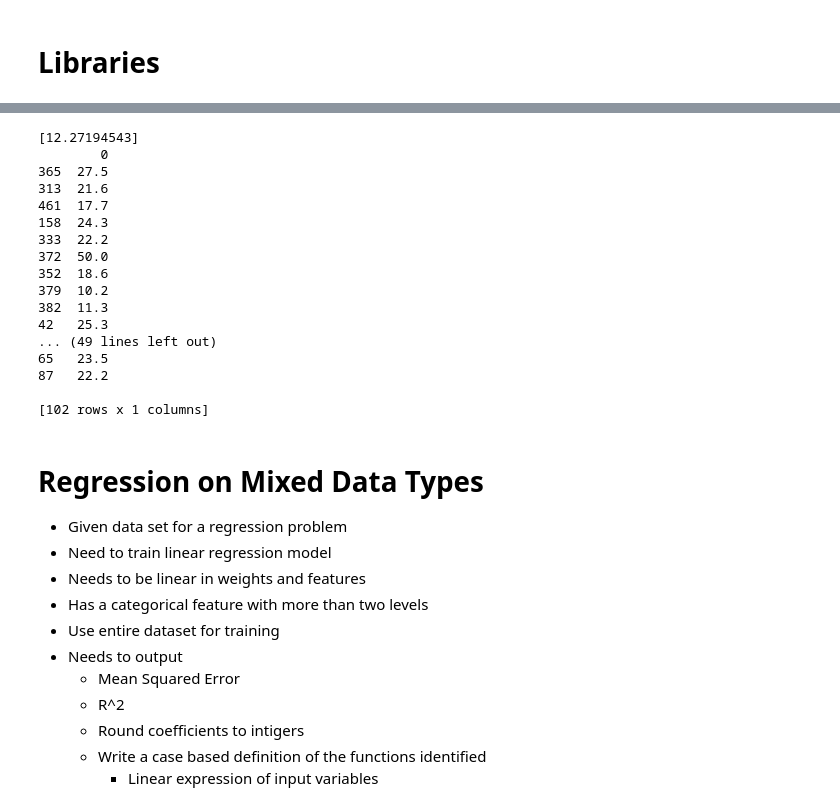
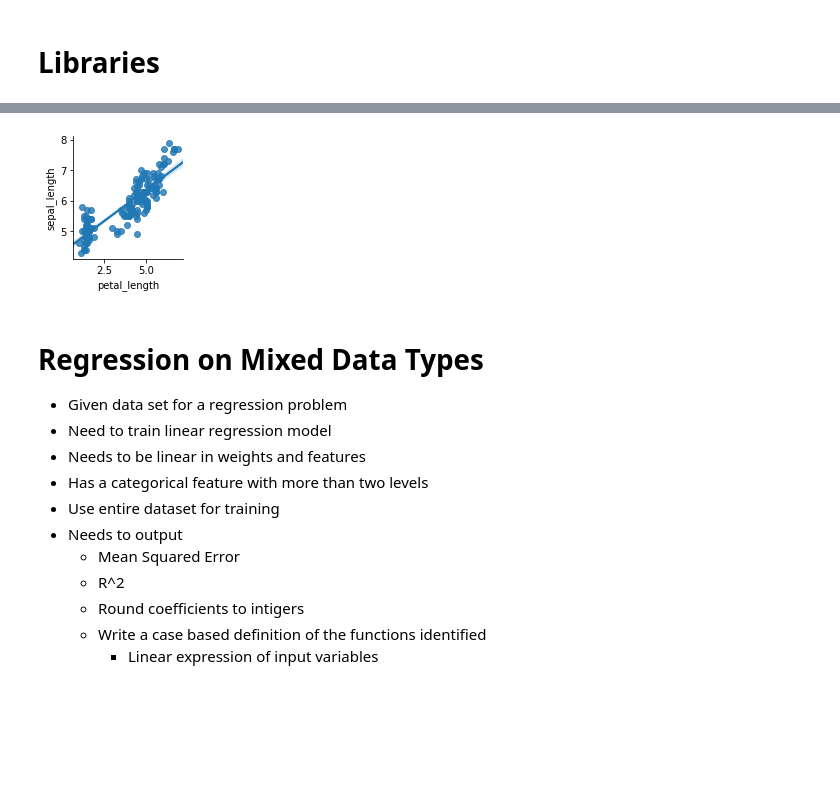
Before and after one commit to t-bingham/ML_Assignment_1, a Jupyter notebook: Assignment 1 Notebook.ipynb, the cells around one changed output, grey strips where cells are left out. Drawn from its saved outputs; the diff is of its cells as text; code cells hidden in the pictures; blank space fills up the shorter version.

Commit message:
Started DT vs linear

```diff
--- a/Assignment 1 Notebook.ipynb
+++ b/Assignment 1 Notebook.ipynb
@@ -293,35 +202,8 @@ DTree(examples, features) # returns a tree
-# %%
-#DT
-df_x = pd.DataFrame(boston.data, columns = boston.feature_names)
-df_y = pd.DataFrame(boston.target)
-
-model = linear_model.LinearRegression()
-
-x_train, x_test, y_train, y_test = train_test_split(df_x, df_y, test_size = 0.2, random_state = 50)
-
-model.fit(x_train, y_train)
-
-results = model.predict(x_test)
-print(results[0] )
-print(y_test)
-# %% [output]
-[12.27194543]
-        0
-365  27.5
-313  21.6
-461  17.7
-158  24.3
-333  22.2
-372  50.0
-352  18.6
-379  10.2
-382  11.3
-42   25.3
-... (49 lines left out)
-65   23.5
-87   22.2
-
-[102 rows x 1 columns]
+# %%
+iris_sns = sns.load_dataset("iris")
+graphs = sns.pairplot(iris_sns, kind="reg", x_vars = ["petal_length"], y_vars = ["sepal_length"])
+# %% [output]
+[figure, added]
 # %% [markdown]
 # Regression on Mixed Data Types
 
```
Also changed, not shown: parts of 12 cells of this notebook.
